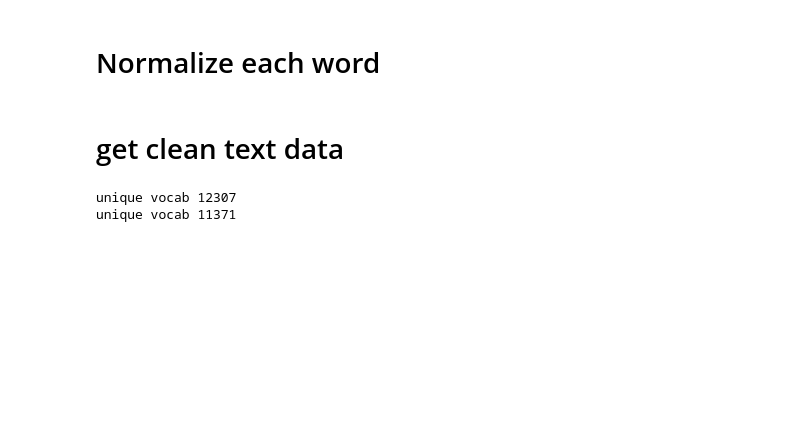
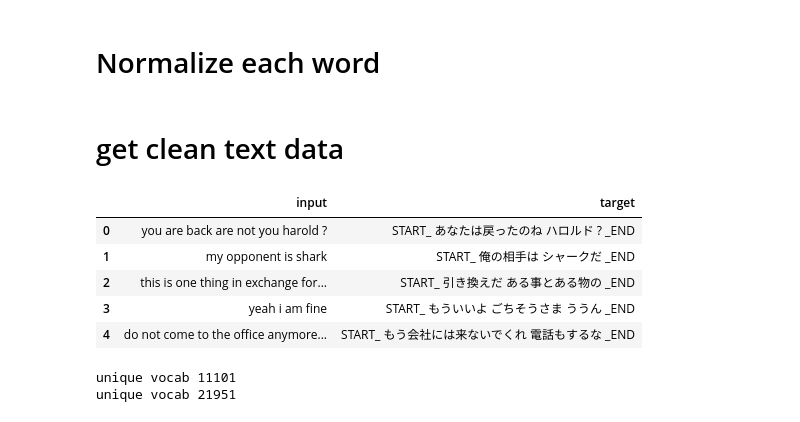
Before and after one commit to atsushii/Neural-Machine-Translation-Project, a Jupyter notebook: text_translation/new_translation.ipynb, the cells around one changed output. Drawn from its saved outputs; the diff is of its cells as text; code cells hidden in the pictures; blank space fills up the shorter version.

```diff
--- a/text_translation/new_translation.ipynb
+++ b/text_translation/new_translation.ipynb
@@ -364,21 +360,33 @@ input_value, target_value = normalize_english(en, ja)
 x = pd.Series(input_value)
 y = pd.Series(target_value)
+# %%
+pd.DataFrame({"input": x, "target": y}).head()
+# %% [output]
+|  | input | target |
+| 0 | you are back are not you harold ? | START_ あなたは戻ったのね ハロルド ? _END |
+| 1 | my opponent is shark | START_ 俺の相手は シャークだ _END |
+| 2 | this is one thing in exchange for... | START_ 引き換えだ ある事とある物の _END |
+| 3 | yeah i am fine | START_ もういいよ ごちそうさま ううん _END |
+| 4 | do not come to the office anymore... | START_ もう会社には来ないでくれ 電話もするな _END |
 # %%
+# get unique vocab
+
+# input value
 all_eng = set()
-for inp in x:
-  for word in inp.split():
-    if word not in all_eng:
-      all_eng.add(word)
+for input_lang in x:
+    for word in input_lang.split():
+        if word not in all_eng:
+            all_eng.add(word)
 
+# target value
 all_ja = set()
-for tar in y:
-  for word_ja in tar.split():
-    if word_ja not in all_ja:
-      all_ja.add(word_ja)
-
+for target_lang in y:
+    for word in target_lang.split():
+        if word not in all_ja:
+            all_ja.add(word)
 
 print("unique vocab %d" % len(all_eng))
 print("unique vocab %d" %len(all_ja))
 # %% [output]
-unique vocab 12307
-unique vocab 11371
+unique vocab 11101
+unique vocab 21951
```
Also changed, not shown: parts of 52 cells of this notebook.
